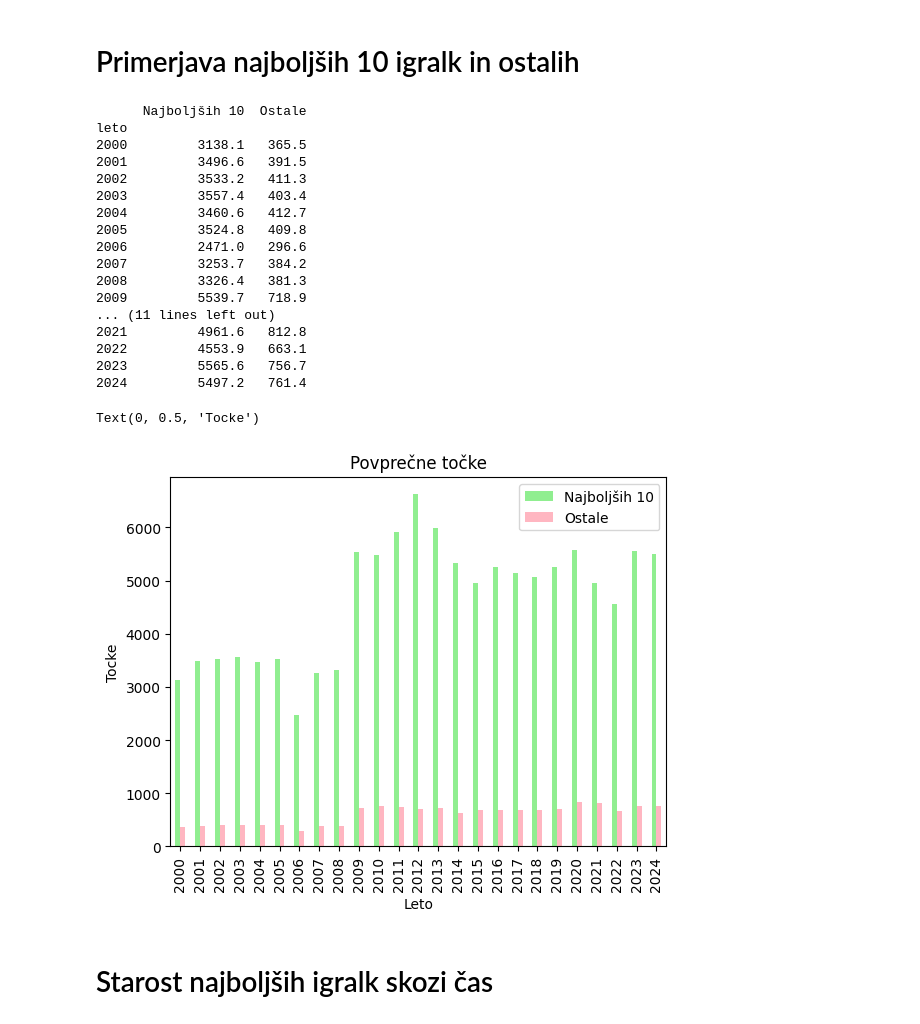
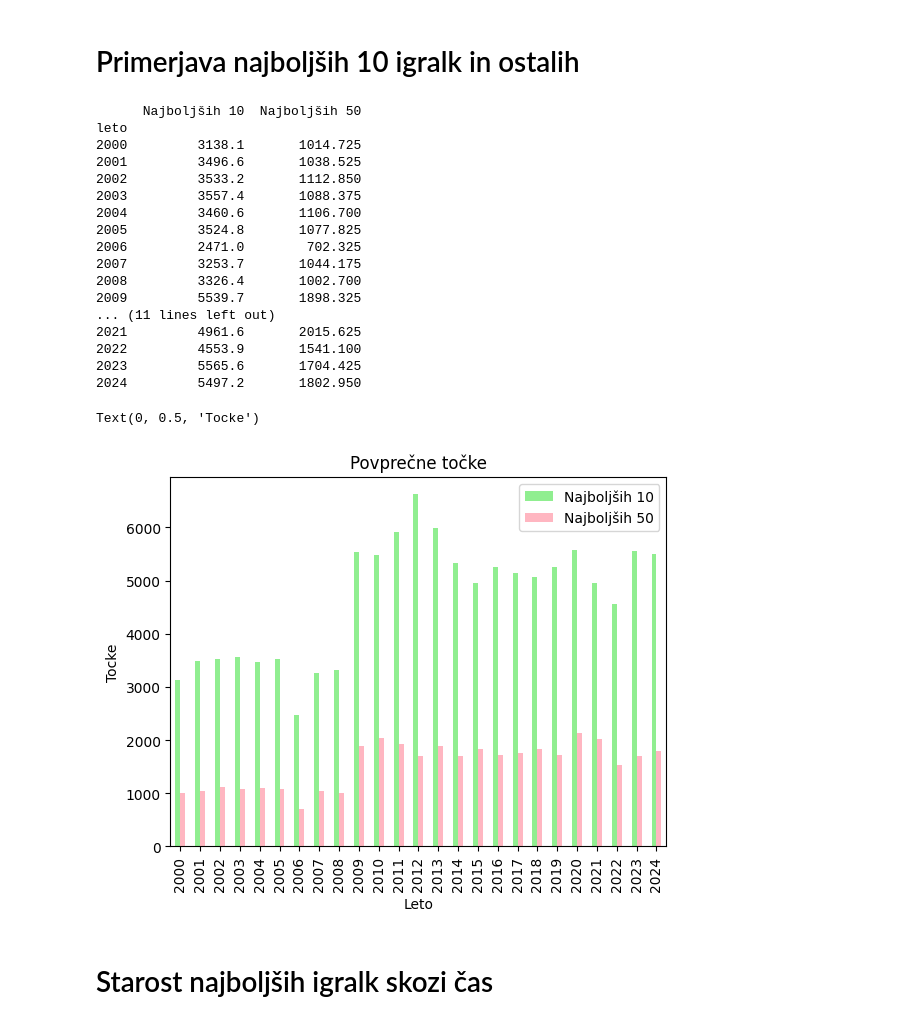
Before and after one commit to mariasulek/Projektna-naloga, a Jupyter notebook: analiza_podatkov.ipynb, the cells around one changed output. Drawn from its saved outputs; the diff is of its cells as text; code cells hidden in the pictures.

```diff
--- a/analiza_podatkov.ipynb
+++ b/analiza_podatkov.ipynb
@@ -71,40 +71,40 @@ Opazimo, da se povprečna starost igralk skozi čas prav tako povečuje.
 # %%
 def vrh_lestvice(nabor, rang):
     return nabor[nabor["rang"] <= rang]
 
-def dno_lestvice(nabor, rang):
-    return nabor[nabor["rang"] > rang]
+def dno_lestvice(nabor, rang1, rang2):
+    return nabor[(nabor["rang"] >= rang1) & (nabor["rang"] <= rang2)]
 
 povp_tocke_top10 = vrh_lestvice(wta_podatki, 10).groupby("leto")["tocke"].mean()
-povp_tocke_ostale = dno_lestvice(wta_podatki, 10).groupby("leto")["tocke"].mean().round(1)
+povp_tocke_ostale = dno_lestvice(wta_podatki, 11, 50).groupby("leto")["tocke"].mean()
 
 skupna_tabela = pd.concat([povp_tocke_top10, povp_tocke_ostale],axis=1)
-skupna_tabela.columns = ["Najboljših 10", "Ostale"]
+skupna_tabela.columns = ["Najboljših 10", "Najboljših 50"]
 print(skupna_tabela)
 
-skupna_tabela[["Najboljših 10", "Ostale"]].plot(kind="bar", title="Povprečne točke", color=["lightgreen", "lightpink"])
+skupna_tabela.plot(kind="bar", title="Povprečne točke", color=["lightgreen", "lightpink"])
 plt.xlabel("Leto")
 plt.ylabel("Tocke")
 # %% [output]
-      Najboljših 10  Ostale
+      Najboljših 10  Najboljših 50
 leto
-2000         3138.1   365.5
-2001         3496.6   391.5
-2002         3533.2   411.3
-2003         3557.4   403.4
-2004         3460.6   412.7
-2005         3524.8   409.8
-2006         2471.0   296.6
-2007         3253.7   384.2
-2008         3326.4   381.3
-2009         5539.7   718.9
+2000         3138.1       1014.725
+2001         3496.6       1038.525
+2002         3533.2       1112.850
+2003         3557.4       1088.375
+2004         3460.6       1106.700
+2005         3524.8       1077.825
+2006         2471.0        702.325
+2007         3253.7       1044.175
+2008         3326.4       1002.700
+2009         5539.7       1898.325
 ... (11 lines left out)
-2021         4961.6   812.8
-2022         4553.9   663.1
-2023         5565.6   756.7
-2024         5497.2   761.4
+2021         4961.6       2015.625
+2022         4553.9       1541.100
+2023         5565.6       1704.425
+2024         5497.2       1802.950
 Text(0, 0.5, 'Tocke')
-[figure, old version]
+[figure, new version]
 # %% [markdown]
 # Starost najboljših igralk skozi čas
 # %%
```
Also changed, not shown: parts of 6 cells of this notebook, 1 other file.
